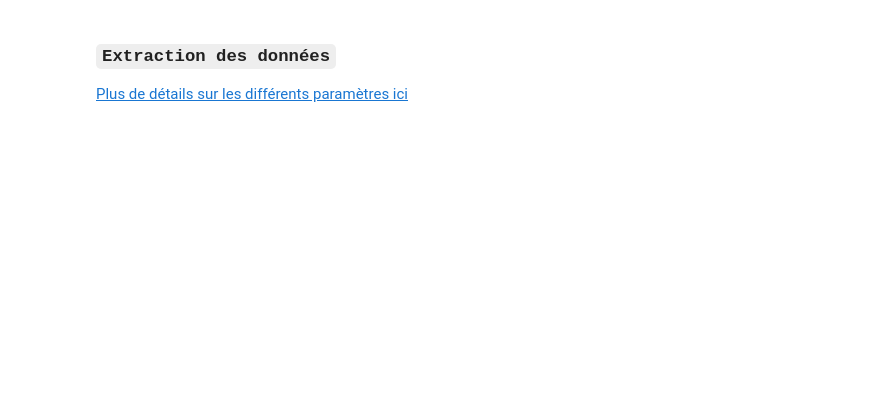
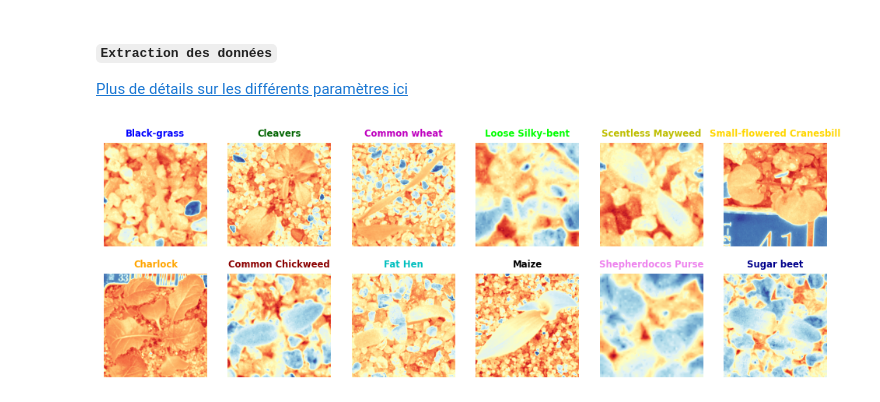
Before and after one commit to Haszb/Plant_Seedlings_ds_Project, a Jupyter notebook: main.ipynb, the cells around one changed output. Cells and saved outputs as stored; diff of their text form; code cells hidden in the pictures; blank space fills up the shorter version.

````diff
--- a/main.ipynb
+++ b/main.ipynb
@@ -21,7 +29,7 @@ from modules_python.file_extraction.extraction import read_plant_datasets
 # Mettre son chemin ici, différent pour tout le monde (Iréné)
 PATH = "C:\\Users\\amib\Documents\\Py_Projects\\DS_project\\especes"
 # %% [markdown]
-### __```Extraction des données```__
+#### __```Extraction des données```__
 
 [Plus de détails sur les différents paramètres ici](https://github.com/amiehe-essomba/Plant_Seedlings_ds_Project/blob/Plant_Seedlings/details.md)
 # %%
@@ -65,4 +77,17 @@ data            = DATA[f"{shape[0]}x{shape[1]}"].copy()
 legend          = data['feature_names']
 # définir les coleurs
 colors          = ["blue", 'orange', 'darkgreen', 'darkred', 'm', "c", "lime", "k", "y", "violet", "gold", "darkblue" ]
+# %%
+"""
+Section de visualisation sur le canal 1.
+à Savoir que, pour une bonne représentation des coleurs toutes les images ont 3 canaux (RGB2-LAB)
+"""
+# choisir l'unique valeur pour toutes les plantes
+index           = 10
+# choisir le canal de couleur
+channel         = 1
+# visualisation des images
+plot_img(data=data, index=index, channel=channel, colors=colors, legend=legend, type_img="images")
+# %% [output]
+[figure, added]
 # %%
````
Also changed, not shown: parts of 9 cells of this notebook, 6 other files.
